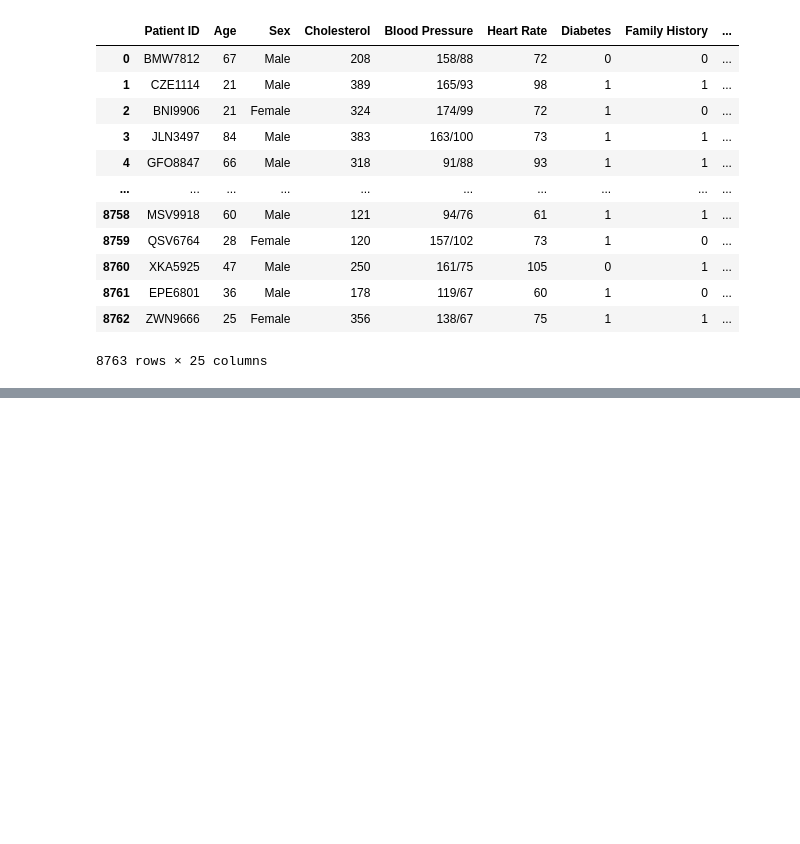
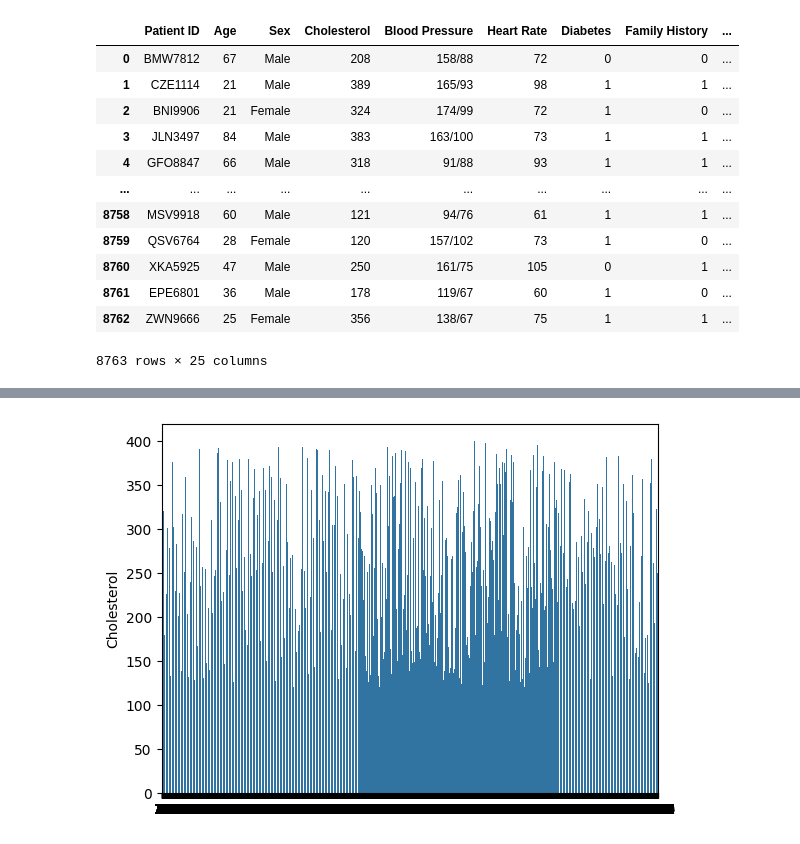
Before and after one commit to DaramNikhil/Heart-attack-risk-prediction, a Jupyter notebook: notebook/data_analysis.ipynb, the cells around one changed output, grey strips where cells are left out. Drawn from its saved outputs; the diff is of its cells as text; code cells hidden in the pictures; blank space fills up the shorter version.

```diff
--- a/notebook/data_analysis.ipynb
+++ b/notebook/data_analysis.ipynb
@@ -166,0 +244,5 @@ df.drop("Diet", axis=1)
+# %%
+sns.barplot(df["Cholesterol"])
+plt.show()
+# %% [output]
+[figure, added]
```
Also changed, not shown: parts of 7 cells of this notebook, 5 other files.
